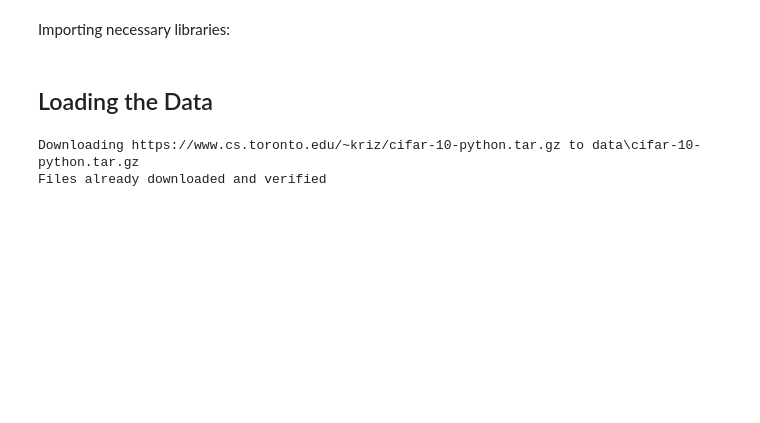
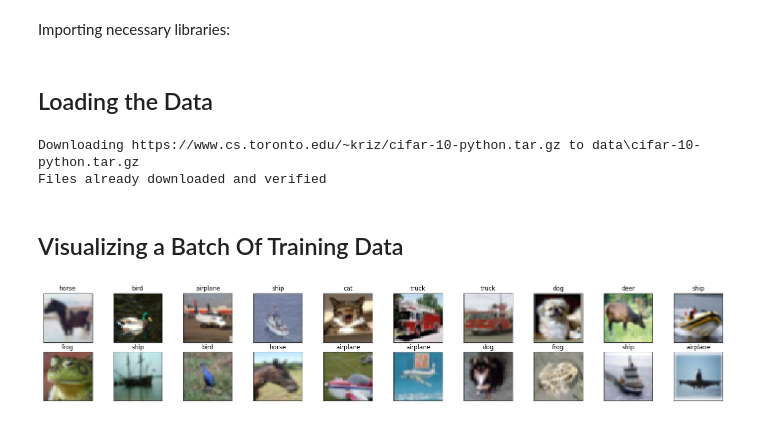
Before and after one commit to geekquad/CIFAR-10, a Jupyter notebook: cifar- 10.ipynb, the cells around one changed output. Drawn from its saved outputs; the diff is of its cells as text; code cells hidden in the pictures; blank space fills up the shorter version.

```diff
--- a/cifar- 10.ipynb
+++ b/cifar- 10.ipynb
@@ -44,3 +44,24 @@ classes = ['airplane', 'automobile', 'bird', 'cat', 'deer',
 # %% [output]
 Downloading https://www.cs.toronto.edu/~kriz/cifar-10-python.tar.gz to data\cifar-10-python.tar.gz
 Files already downloaded and verified
+# %% [markdown]
+## Visualizing a Batch Of Training Data
+# %%
+import matplotlib.pyplot as plt
+%matplotlib inline
+
+def imshow(img):
+    img = img/2 + 0.5
+    plt.imshow(np.transpose(img, (1, 2, 0)))
+# %%
+dataiter = iter(train_loader)
+images, labels = dataiter.next()
+images = images.numpy()
+
+fig = plt.figure(figsize=(25,4))
+for idx in np.arange(20):
+    ax = fig.add_subplot(2, 20/2, idx+1, xticks=[], yticks=[])
+    imshow(images[idx])
+    ax.set_title(classes[labels[idx]])
+# %% [output]
+[figure, added]
```
